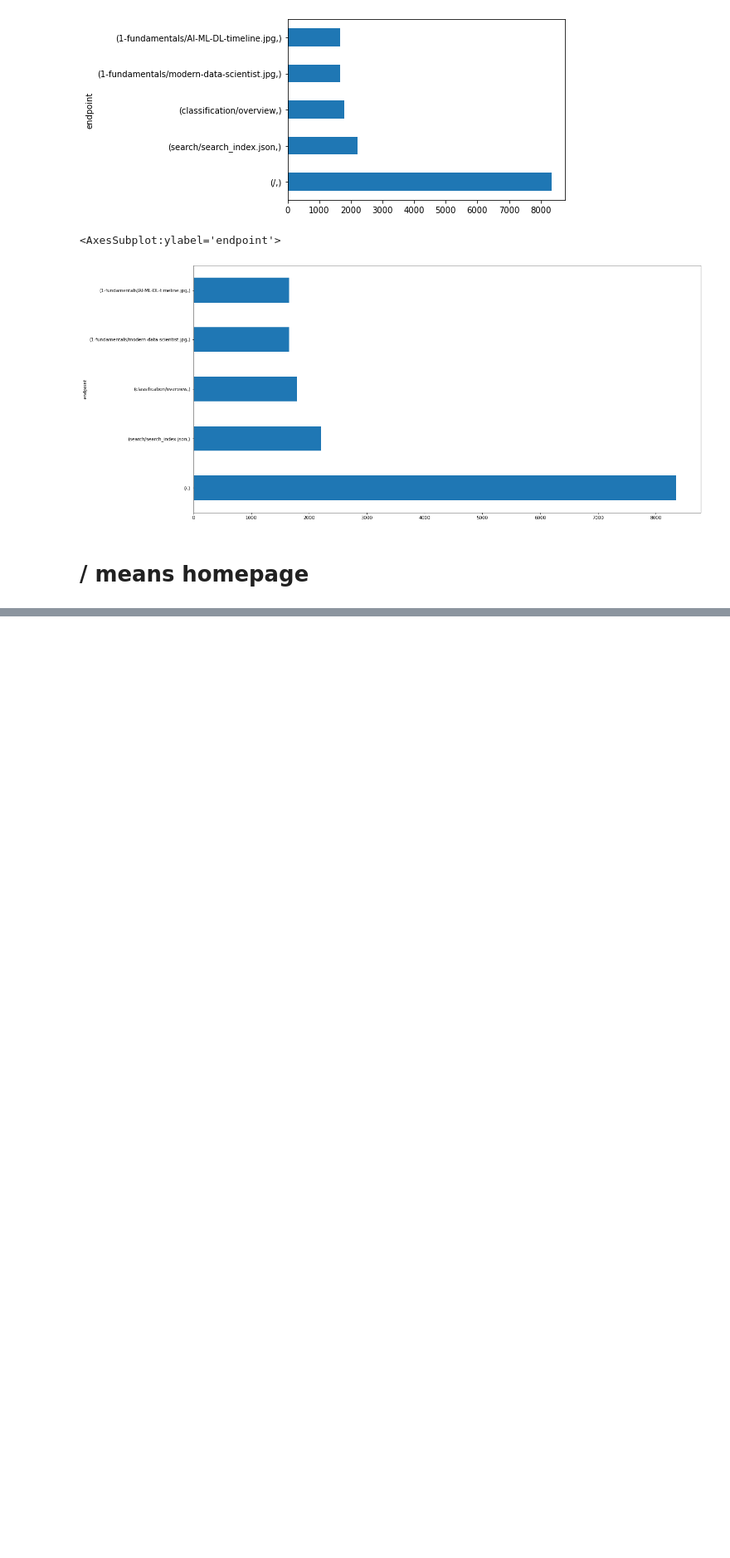
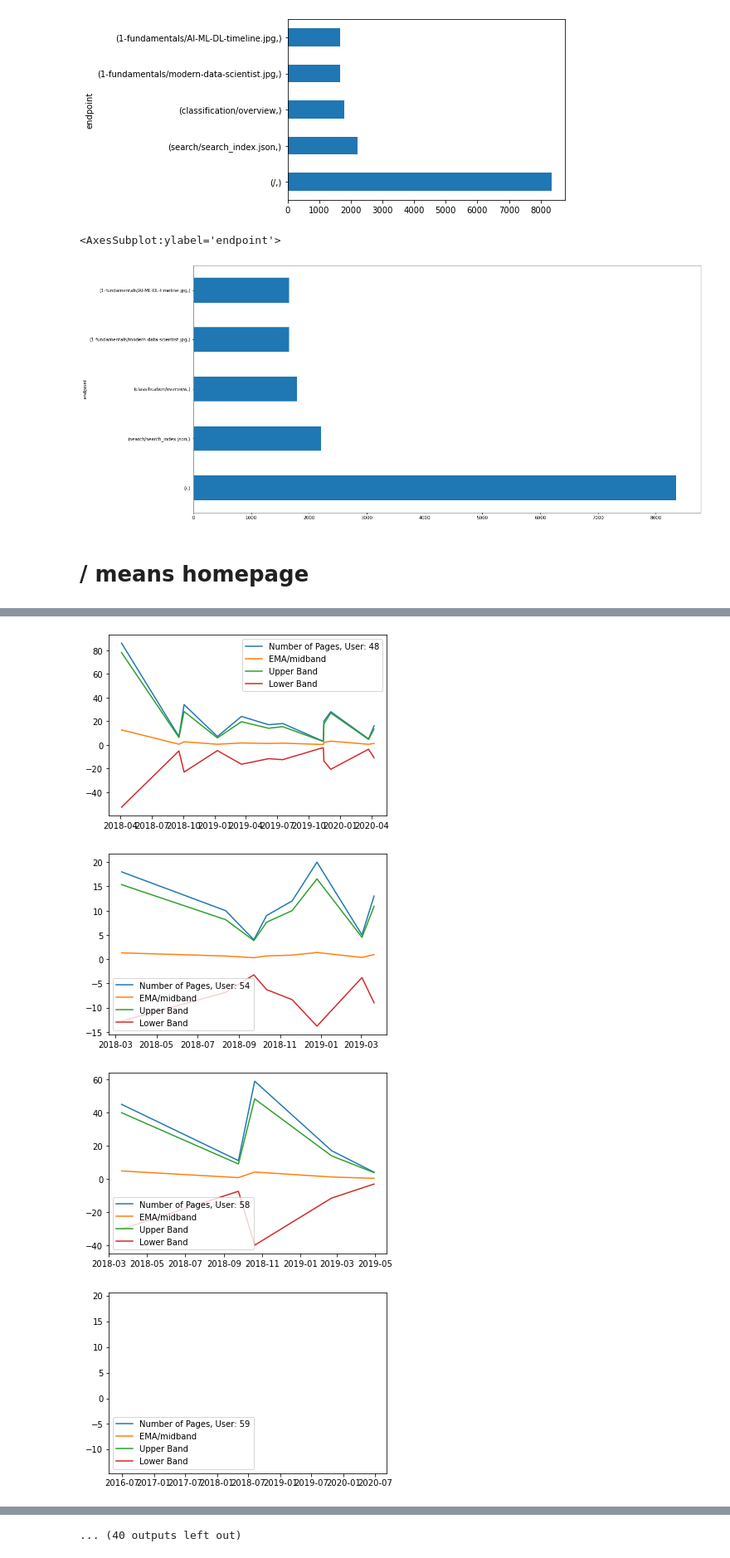
Before and after one commit to Team-Ferret-Kalpana/Logs_archive, a Jupyter notebook: Anomaly_Detection_Report.ipynb, the cells around one changed output, grey strips where cells are left out. Shown at 83% size. Drawn from its saved outputs; the diff is of its cells as text; code cells hidden in the pictures; blank space fills up the shorter version.

```diff
--- a/Anomaly_Detection_Report.ipynb
+++ b/Anomaly_Detection_Report.ipynb
@@ -69,0 +75,8 @@ a
+# %%
+span = 30
+weight = 3
+
+anomalies = pd.DataFrame()
+for u in list(df.user.unique()):
+    user_df = fun_4.find_anomalies(df, u, span, weight)
+    anomalies = pd.concat([anomalies, user_df], axis=0)
@@ -69,0 +92,3 @@ a
+# %%
+# Find all the users that don't have a cohort name assigned to them
+coh_nam_na = df[df.cohort_name.isna()]
@@ -69,0 +100,11 @@ a
+# %%
+# cross check usernames without a cohort agains usernames that show anomalies
+sus_user = np.intersect1d(coh_nam_na.user.unique(),anomalies.user.unique())
+sus_user
+# %%
+fun_4.plot_bands_two(anomalies, list(sus_user))
+# %% [output]
+[figure, added]
+[figure, added]
+[figure, added]
+[figure, added]
@@ -69,0 +119 @@ a
+... (40 outputs left out)
```
Also changed, not shown: parts of 17 cells of this notebook, 1 other file.
